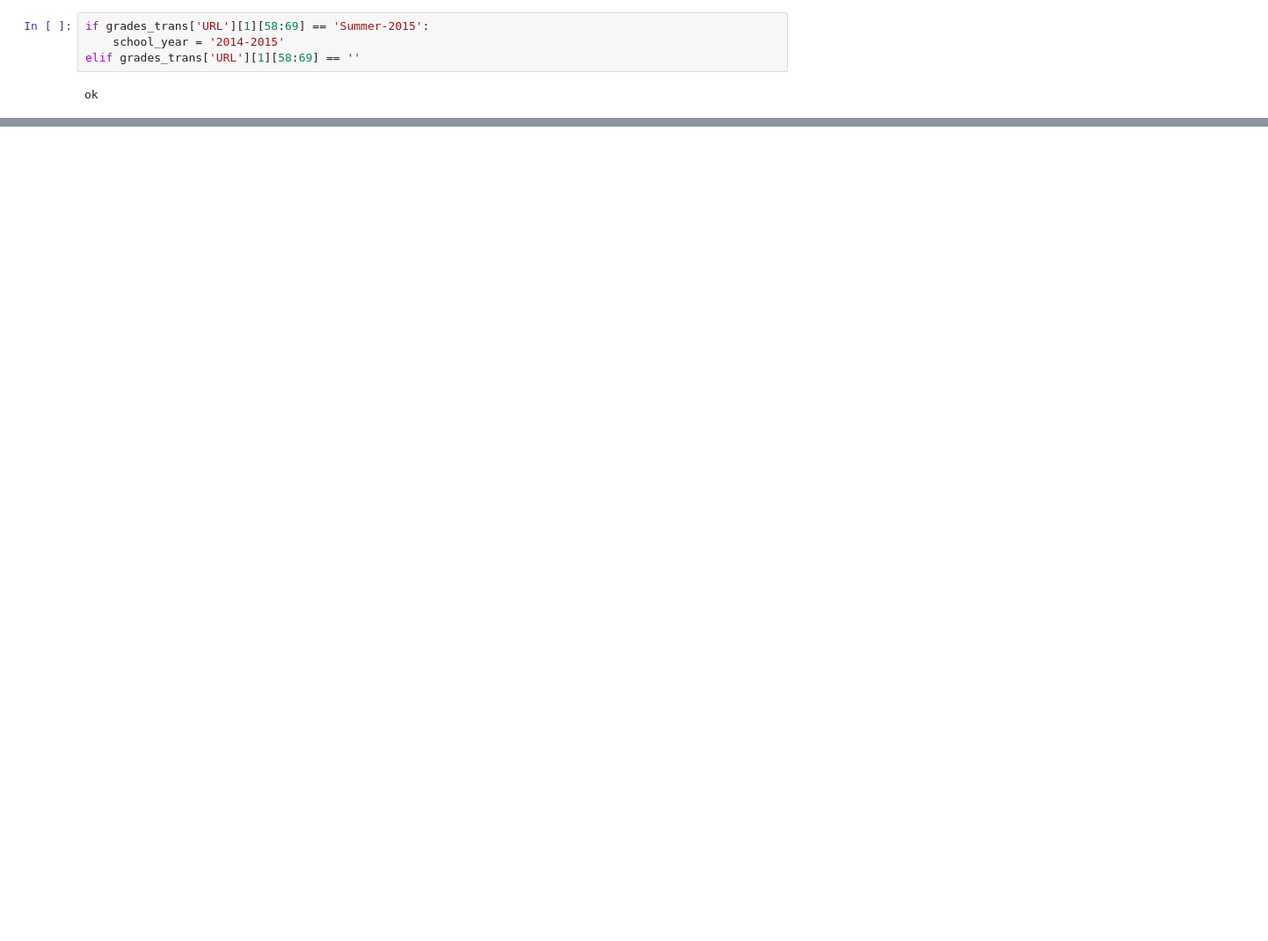
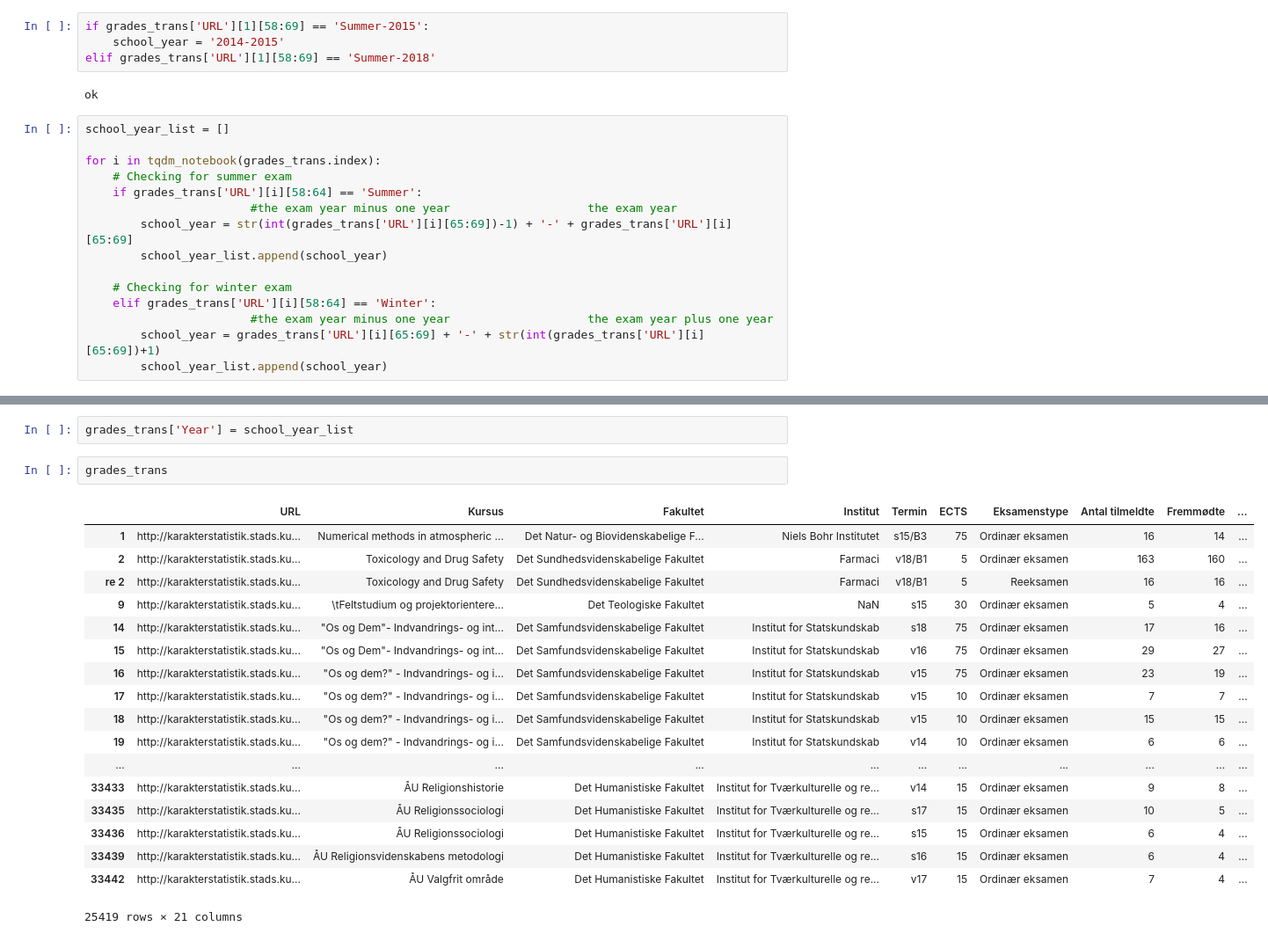
Before and after one commit to tnv875/Group18-NoTeeth, a Jupyter notebook: Exam project/Merging-checkpoint.ipynb, the cells around one changed output, grey strips where cells are left out. Shown at 88% size. Drawn from its saved outputs; the diff is of its cells as text; blank space fills up the shorter version.

Commit message:
sat year up

```diff
--- a/Exam project/Merging-checkpoint.ipynb
+++ b/Exam project/Merging-checkpoint.ipynb
@@ -66,6 +99,21 @@ grades_trans['URL'][1][47:57]
 # %%
 if grades_trans['URL'][1][58:69] == 'Summer-2015':
     school_year = '2014-2015'
-elif grades_trans['URL'][1][58:69] == ''
+elif grades_trans['URL'][1][58:69] == 'Summer-2018'
 # %% [output]
 ok
+# %%
+school_year_list = []
+
+for i in tqdm_notebook(grades_trans.index):
+    # Checking for summer exam
+    if grades_trans['URL'][i][58:64] == 'Summer':
+                        #the exam year minus one year                    the exam year
+        school_year = str(int(grades_trans['URL'][i][65:69])-1) + '-' + grades_trans['URL'][i][65:69]
+        school_year_list.append(school_year)
+
+    # Checking for winter exam
+    elif grades_trans['URL'][i][58:64] == 'Winter':
+                        #the exam year minus one year                    the exam year plus one year
+        school_year = grades_trans['URL'][i][65:69] + '-' + str(int(grades_trans['URL'][i][65:69])+1)
+        school_year_list.append(school_year)
@@ -71,0 +127,23 @@ ok
+# %%
+grades_trans['Year'] = school_year_list
+# %%
+grades_trans
+# %% [output]
+|  | URL | Kursus | Fakultet | Institut | Termin | ECTS | Eksamenstype | Antal tilmeldte | Fremmødte | ... |
+| 1 | http://karakterstatistik.stads.ku... | Numerical methods in atmospheric ... | Det Natur- og Biovidenskabelige F... | Niels Bohr Institutet | s15/B3 | 75 | Ordinær eksamen | 16 | 14 | ... |
+| 2 | http://karakterstatistik.stads.ku... | Toxicology and Drug Safety | Det Sundhedsvidenskabelige Fakultet | Farmaci | v18/B1 | 5 | Ordinær eksamen | 163 | 160 | ... |
+| re 2 | http://karakterstatistik.stads.ku... | Toxicology and Drug Safety | Det Sundhedsvidenskabelige Fakultet | Farmaci | v18/B1 | 5 | Reeksamen | 16 | 16 | ... |
+| 9 | http://karakterstatistik.stads.ku... | \tFeltstudium og projektorientere... | Det Teologiske Fakultet | NaN | s15 | 30 | Ordinær eksamen | 5 | 4 | ... |
+| 14 | http://karakterstatistik.stads.ku... | "Os og Dem"- Indvandrings- og int... | Det Samfundsvidenskabelige Fakultet | Institut for Statskundskab | s18 | 75 | Ordinær eksamen | 17 | 16 | ... |
+| 15 | http://karakterstatistik.stads.ku... | "Os og Dem"- Indvandrings- og int... | Det Samfundsvidenskabelige Fakultet | Institut for Statskundskab | v16 | 75 | Ordinær eksamen | 29 | 27 | ... |
+| 16 | http://karakterstatistik.stads.ku... | "Os og dem?" - Indvandrings- og i... | Det Samfundsvidenskabelige Fakultet | Institut for Statskundskab | v15 | 75 | Ordinær eksamen | 23 | 19 | ... |
+| 17 | http://karakterstatistik.stads.ku... | "Os og dem?" - Indvandrings- og i... | Det Samfundsvidenskabelige Fakultet | Institut for Statskundskab | v15 | 10 | Ordinær eksamen | 7 | 7 | ... |
+| 18 | http://karakterstatistik.stads.ku... | "Os og dem?" - Indvandrings- og i... | Det Samfundsvidenskabelige Fakultet | Institut for Statskundskab | v15 | 10 | Ordinær eksamen | 15 | 15 | ... |
+| 19 | http://karakterstatistik.stads.ku... | "Os og dem?" - Indvandrings- og i... | Det Samfundsvidenskabelige Fakultet | Institut for Statskundskab | v14 | 10 | Ordinær eksamen | 6 | 6 | ... |
+| ... | ... | ... | ... | ... | ... | ... | ... | ... | ... | ... |
+| 33433 | http://karakterstatistik.stads.ku... | ÅU Religionshistorie | Det Humanistiske Fakultet | Institut for Tværkulturelle og re... | v14 | 15 | Ordinær eksamen | 9 | 8 | ... |
+| 33435 | http://karakterstatistik.stads.ku... | ÅU Religionssociologi | Det Humanistiske Fakultet | Institut for Tværkulturelle og re... | s17 | 15 | Ordinær eksamen | 10 | 5 | ... |
+| 33436 | http://karakterstatistik.stads.ku... | ÅU Religionssociologi | Det Humanistiske Fakultet | Institut for Tværkulturelle og re... | s15 | 15 | Ordinær eksamen | 6 | 4 | ... |
+| 33439 | http://karakterstatistik.stads.ku... | ÅU Religionsvidenskabens metodologi | Det Humanistiske Fakultet | Institut for Tværkulturelle og re... | s16 | 15 | Ordinær eksamen | 6 | 4 | ... |
+| 33442 | http://karakterstatistik.stads.ku... | ÅU Valgfrit område | Det Humanistiske Fakultet | Institut for Tværkulturelle og re... | v17 | 15 | Ordinær eksamen | 7 | 4 | ... |
+25419 rows × 21 columns
```
Also changed, not shown: parts of 7 cells of this notebook.
